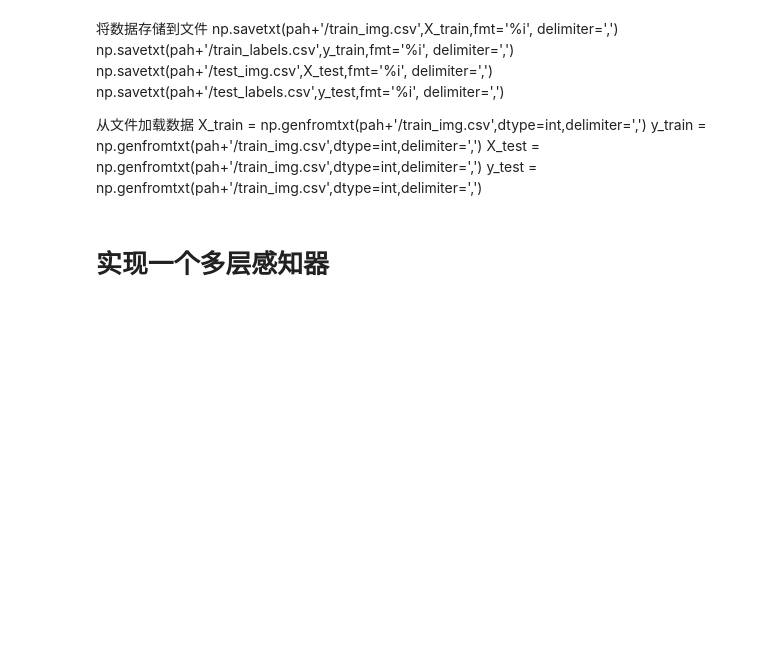
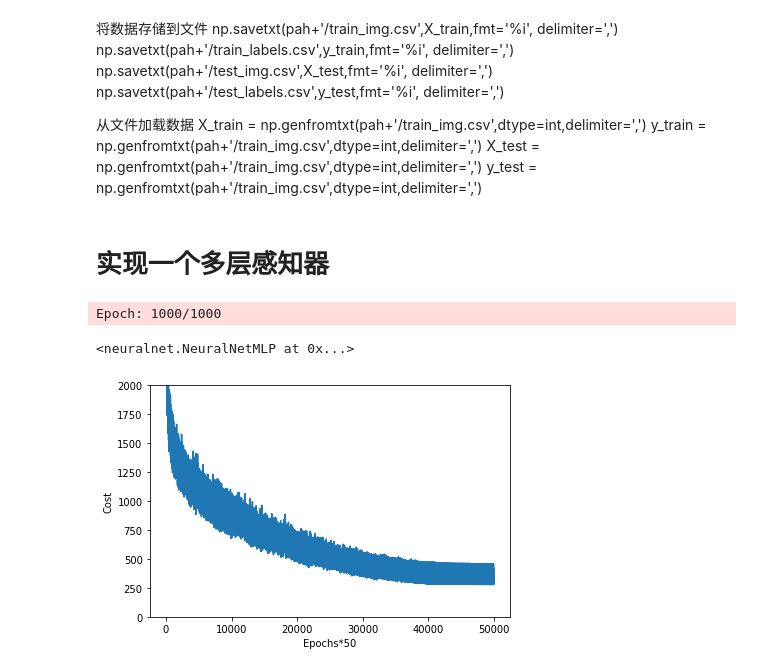
Before and after one commit to fnfly2005/pubilc_work, a Jupyter notebook: learnsklearn/神经网络.ipynb, the cells around one changed output. Drawn from its saved outputs; the diff is of its cells as text; code cells hidden in the pictures; blank space fills up the shorter version.

```diff
--- a/learnsklearn/神经网络.ipynb
+++ b/learnsklearn/神经网络.ipynb
@@ -66,3 +66,30 @@ X_test = np.genfromtxt(pah+'/train_img.csv',dtype=int,delimiter=',')
 y_test = np.genfromtxt(pah+'/train_img.csv',dtype=int,delimiter=',')
 # %% [markdown]
 # 实现一个多层感知器
+# %%
+from neuralnet import NeuralNetMLP
+nn = NeuralNetMLP(n_output=10,
+                 n_features=X_train.shape[1],
+                 n_hidden=50,
+                 l2=0.1,
+                 l1=0.0,
+                 epochs=1000,
+                 eta=0.001,
+                 alpha=0.001,
+                 decrease_const=0.00001,
+                 shuffle=True,
+                 minibatches=50,
+                 random_state=1)
+nn.fit(X_train,y_train,print_progress=True)
+# %% [output]
+Epoch: 1000/1000
+<neuralnet.NeuralNetMLP at 0x...>
+# %%
+plt.plot(range(len(nn.cost_)),nn.cost_)
+plt.ylim([0,2000])
+plt.ylabel('Cost')
+plt.xlabel('Epochs*50')
+plt.tight_layout()
+plt.show()
+# %% [output]
+[figure, added]
```
Also changed, not shown: parts of 3 cells of this notebook, 1 other file.
